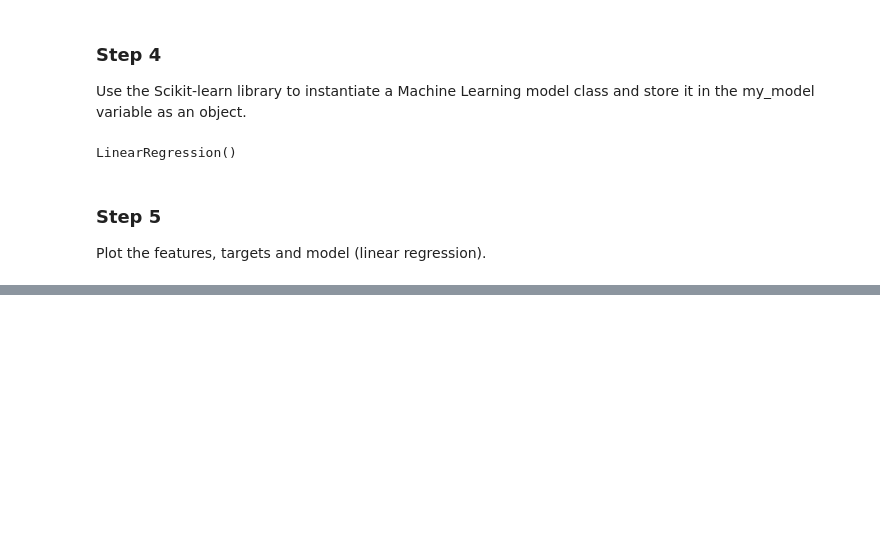
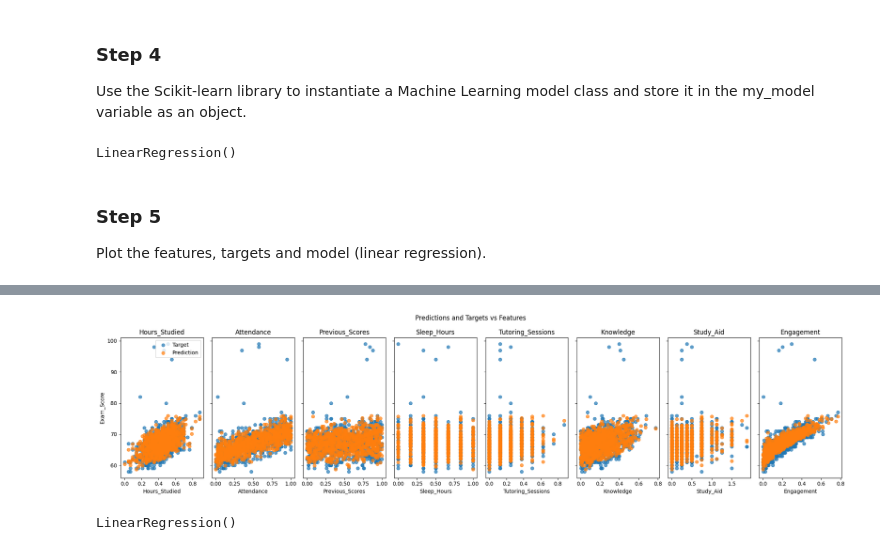
Before and after one commit to TempeHS/2025SE-MaxH-Task2, a Jupyter notebook: 1.Model_Development/1.3.Model_Training/1.3.2.Linear_Regression.ipynb, the cells around one changed output, grey strips where cells are left out. Drawn from its saved outputs; the diff is of its cells as text; code cells hidden in the pictures; blank space fills up the shorter version.

Commit message:
Finished model evaluation and validation

```diff
--- a/1.Model_Development/1.3.Model_Training/1.3.2.Linear_Regression.ipynb
+++ b/1.Model_Development/1.3.Model_Training/1.3.2.Linear_Regression.ipynb
@@ -63,0 +172,26 @@ plt.show()
+# %%
+import matplotlib.pyplot as plt
+
+# Plot predictions and targets vs original features
+fig, ax = plt.subplots(1, len(features), figsize=(20, 5), sharey=True)
+
+for i, feature in enumerate(features):
+    ax[i].scatter(X_test[feature], y_test, label='Target', alpha=0.7)
+    ax[i].scatter(X_test[feature], y_pred, label='Prediction', alpha=0.7)
+    ax[i].set_xlabel(feature)
+    ax[i].set_title(feature)
+
+ax[0].set_ylabel("Exam_Score")
+ax[0].legend()
+fig.suptitle("Predictions and Targets vs Features")
+plt.tight_layout()
+plt.show()
+# %% [output]
+[figure, added]
+# %%
+# Create the model
+my_model = LinearRegression()
+# Fit the model to the data
+my_model.fit(x, y)
+# %% [output]
+LinearRegression()
```
Also changed, not shown: parts of 11 cells of this notebook, 17 other files.
